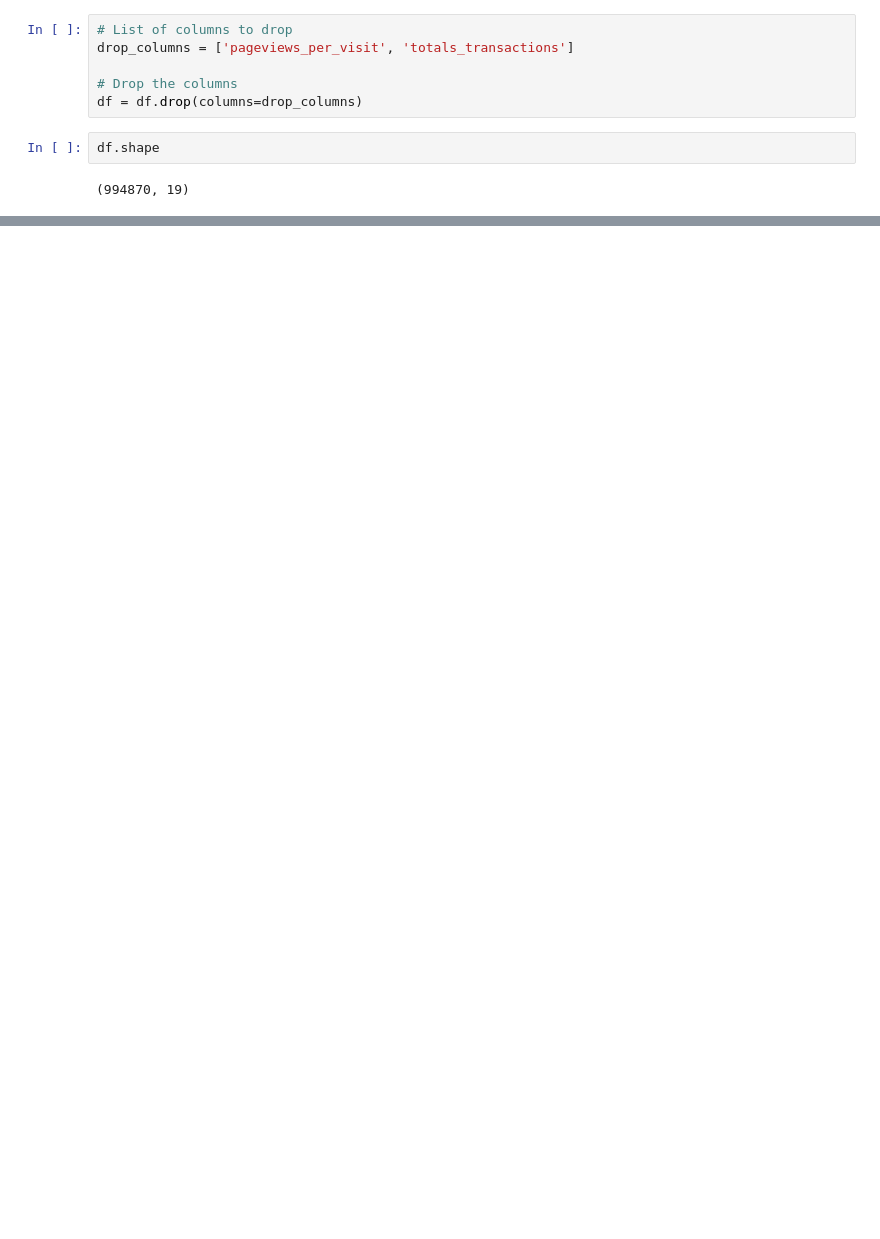
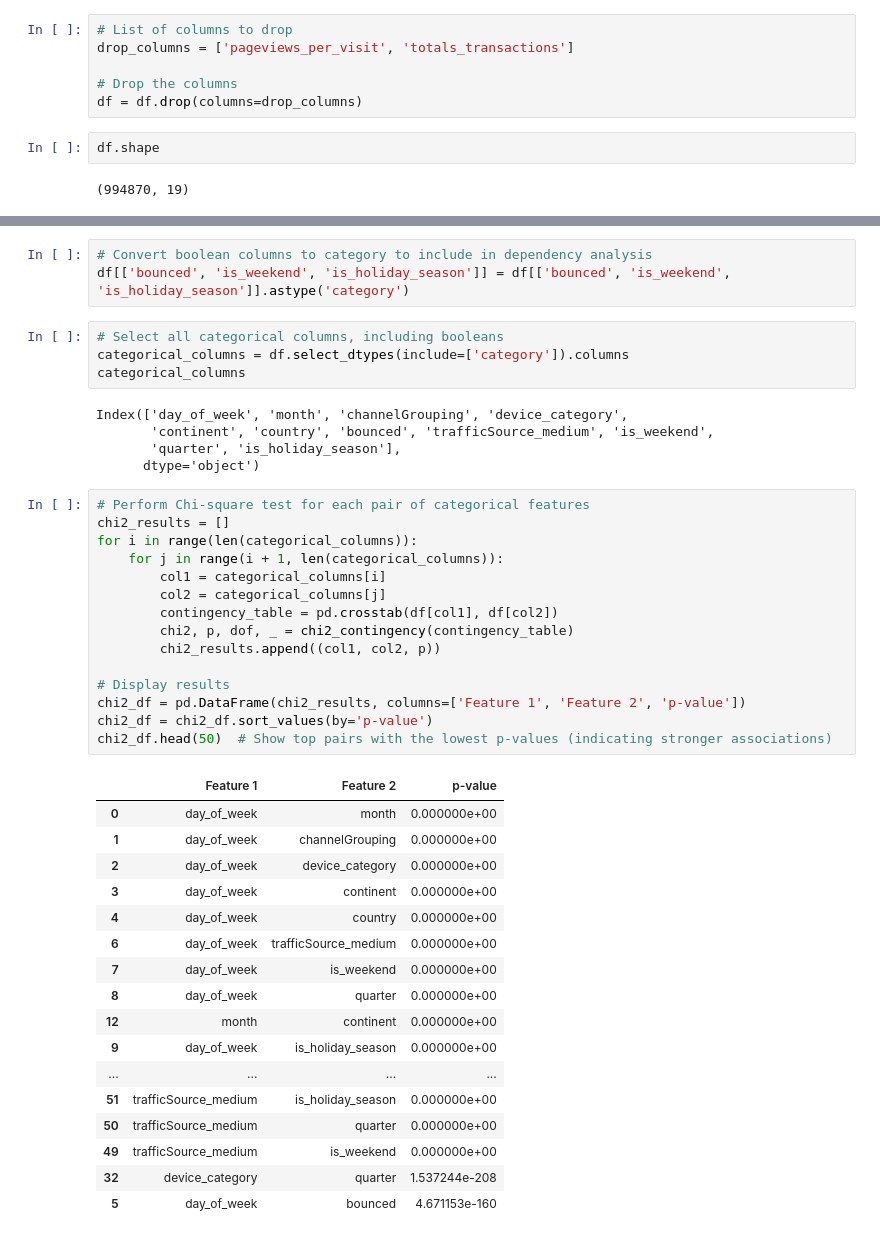
Before and after one commit to PaolaGaray/GA-CustomerRevenuePrediction, a Jupyter notebook: notebooks/feature_engineering.ipynb, the cells around one changed output, grey strips where cells are left out. Drawn from its saved outputs; the diff is of its cells as text; blank space fills up the shorter version.

Commit message:
chi-square test added

```diff
--- a/notebooks/feature_engineering.ipynb
+++ b/notebooks/feature_engineering.ipynb
@@ -236,0 +250,45 @@ df.shape
+# %%
+# Convert boolean columns to category to include in dependency analysis
+df[['bounced', 'is_weekend', 'is_holiday_season']] = df[['bounced', 'is_weekend', 'is_holiday_season']].astype('category')
+# %%
+# Select all categorical columns, including booleans
+categorical_columns = df.select_dtypes(include=['category']).columns
+categorical_columns
+# %% [output]
+Index(['day_of_week', 'month', 'channelGrouping', 'device_category',
+       'continent', 'country', 'bounced', 'trafficSource_medium', 'is_weekend',
+       'quarter', 'is_holiday_season'],
+      dtype='object')
+# %%
+# Perform Chi-square test for each pair of categorical features
+chi2_results = []
+for i in range(len(categorical_columns)):
+    for j in range(i + 1, len(categorical_columns)):
+        col1 = categorical_columns[i]
+        col2 = categorical_columns[j]
+        contingency_table = pd.crosstab(df[col1], df[col2])
+        chi2, p, dof, _ = chi2_contingency(contingency_table)
+        chi2_results.append((col1, col2, p))
+
+# Display results
+chi2_df = pd.DataFrame(chi2_results, columns=['Feature 1', 'Feature 2', 'p-value'])
+chi2_df = chi2_df.sort_values(by='p-value')
+chi2_df.head(50)  # Show top pairs with the lowest p-values (indicating stronger associations)
+# %% [output]
+|  | Feature 1 | Feature 2 | p-value |
+| 0 | day_of_week | month | 0.000000e+00 |
+| 1 | day_of_week | channelGrouping | 0.000000e+00 |
+| 2 | day_of_week | device_category | 0.000000e+00 |
+| 3 | day_of_week | continent | 0.000000e+00 |
+| 4 | day_of_week | country | 0.000000e+00 |
+| 6 | day_of_week | trafficSource_medium | 0.000000e+00 |
+| 7 | day_of_week | is_weekend | 0.000000e+00 |
+| 8 | day_of_week | quarter | 0.000000e+00 |
+| 12 | month | continent | 0.000000e+00 |
+| 9 | day_of_week | is_holiday_season | 0.000000e+00 |
+| ... | ... | ... | ... |
+| 51 | trafficSource_medium | is_holiday_season | 0.000000e+00 |
+| 50 | trafficSource_medium | quarter | 0.000000e+00 |
+| 49 | trafficSource_medium | is_weekend | 0.000000e+00 |
+| 32 | device_category | quarter | 1.537244e-208 |
+| 5 | day_of_week | bounced | 4.671153e-160 |
```
Also changed, not shown: parts of 5 cells of this notebook.
